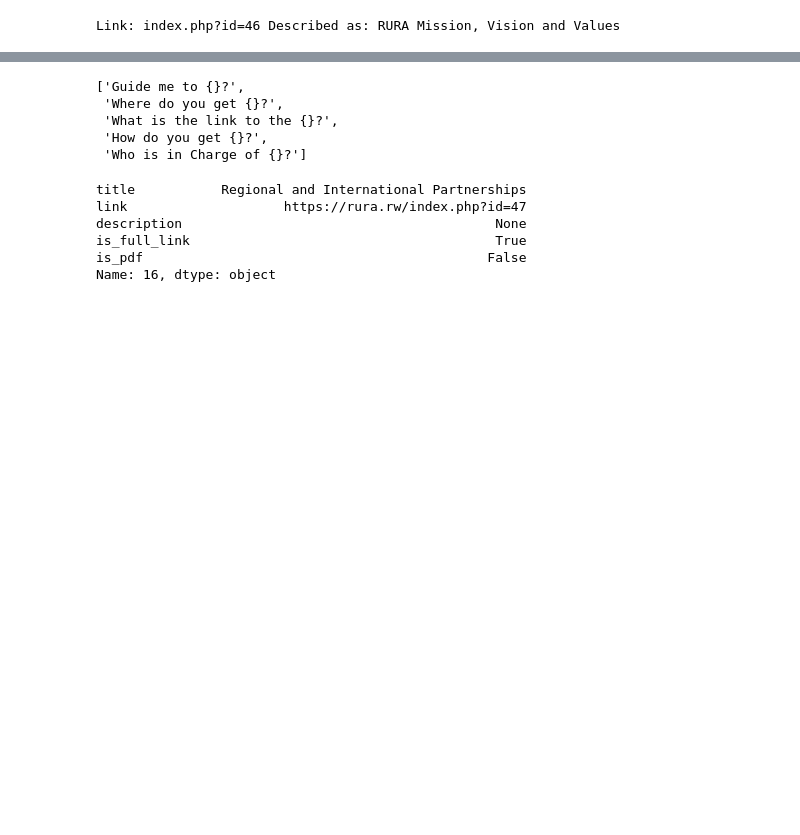
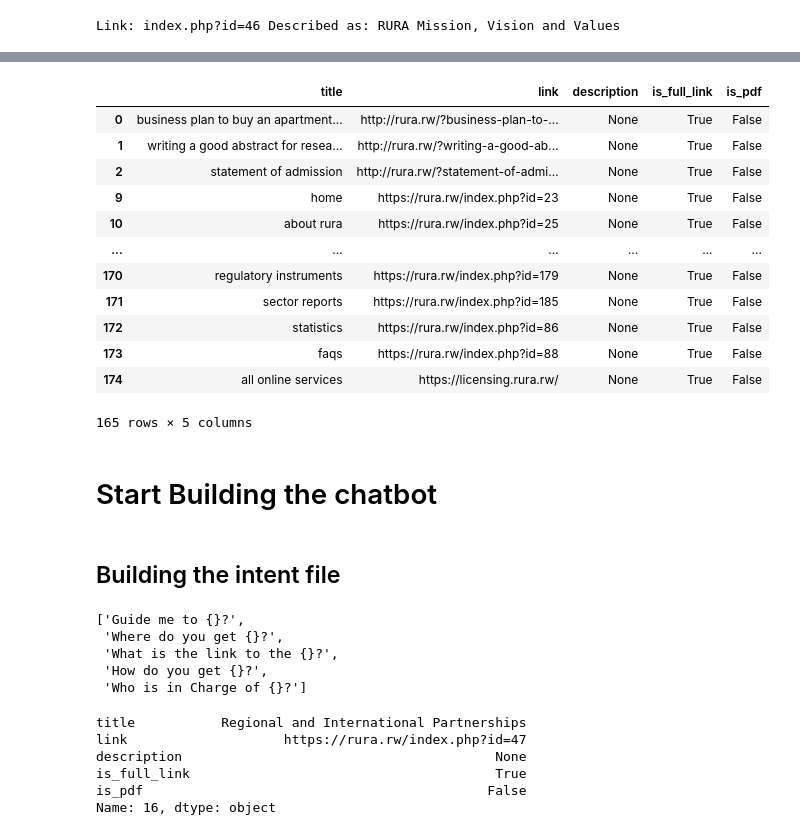
Before and after one commit to GustaveRw/NLP-Fellowship, a Jupyter notebook: 2nd_Hackathon.ipynb, the cells around one changed output, grey strips where cells are left out. Saved outputs shown, nothing was run; the diff lists cells and outputs as text; code cells hidden in the pictures; blank space fills up the shorter version.

```diff
--- a/2nd_Hackathon.ipynb
+++ b/2nd_Hackathon.ipynb
@@ -175,3 +176,40 @@ df
+# %%
+import re
+
+def preprocessing(titles : list):
+  cleaned_titles = []
+  for title in titles:
+    title = title.lower()
+    url_pattern = re.compile(r'https?://\S+|www\.\S+')
+    html_pattern = re.compile('<.*?>')
+    title = url_pattern.sub(r'', title)
+    title = html_pattern.sub(r'', title)
+    title = re.sub(r"[^\w\d'\s]+", ' ', title)
+    cleaned_titles.append(title)
+  return cleaned_titles
+
+
+df['title'] = preprocessing(df['title'])
+# %%
+df
+# %% [output]
+|  | title | link | description | is_full_link | is_pdf |
+| 0 | business plan to buy an apartment... | http://rura.rw/?business-plan-to-... | None | True | False |
+| 1 | writing a good abstract for resea... | http://rura.rw/?writing-a-good-ab... | None | True | False |
+| 2 | statement of admission | http://rura.rw/?statement-of-admi... | None | True | False |
+| 9 | home | https://rura.rw/index.php?id=23 | None | True | False |
+| 10 | about rura | https://rura.rw/index.php?id=25 | None | True | False |
+| ... | ... | ... | ... | ... | ... |
+| 170 | regulatory instruments | https://rura.rw/index.php?id=179 | None | True | False |
+| 171 | sector reports | https://rura.rw/index.php?id=185 | None | True | False |
+| 172 | statistics | https://rura.rw/index.php?id=86 | None | True | False |
+| 173 | faqs | https://rura.rw/index.php?id=88 | None | True | False |
+| 174 | all online services | https://licensing.rura.rw/ | None | True | False |
+165 rows × 5 columns
+# %% [markdown]
+# Start Building the chatbot
+# %% [markdown]
+## Building the intent file
 # %%
 question = """Guide me to {}?
 Where do you get {}?
```
Also changed, not shown: parts of 37 cells of this notebook.
